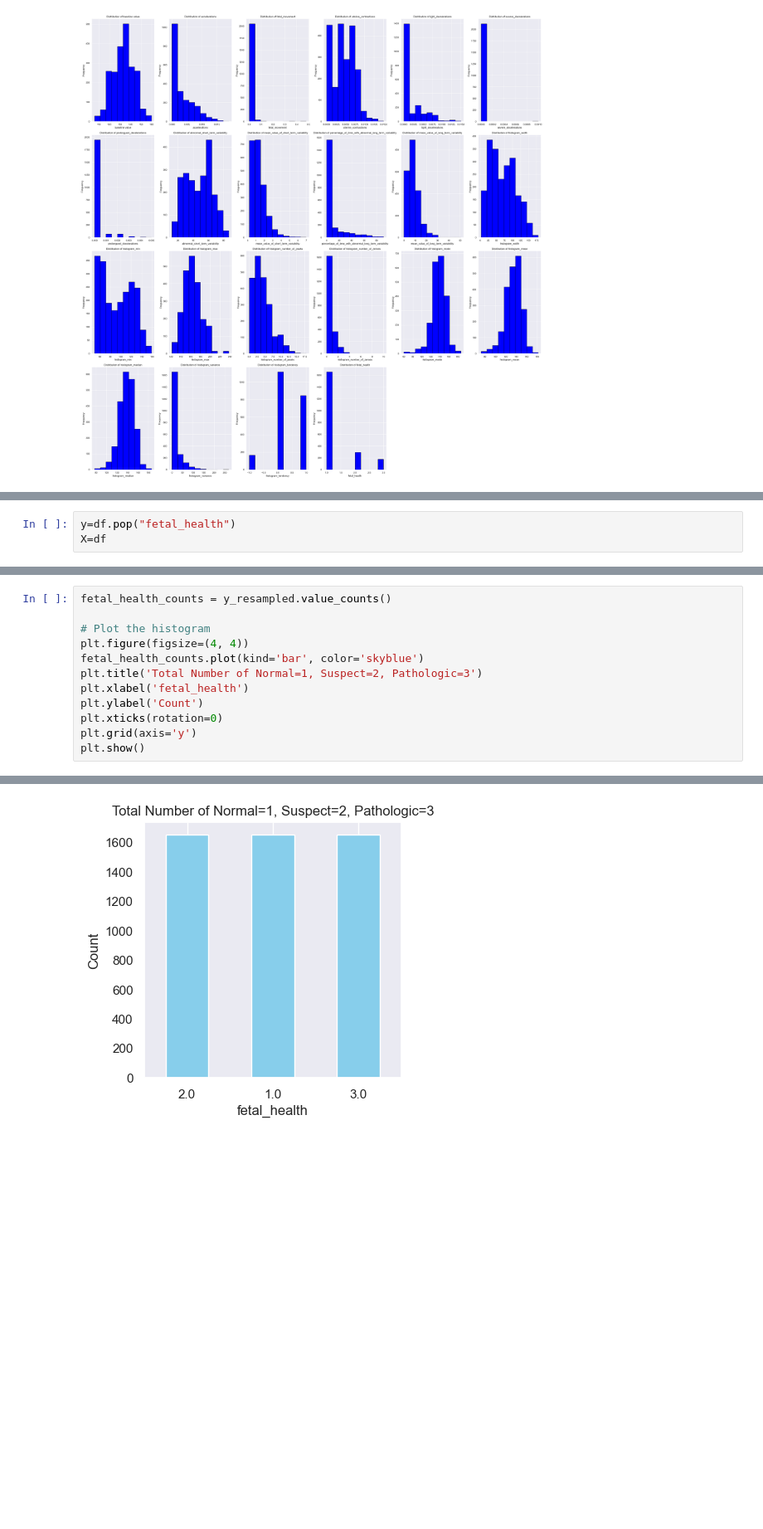
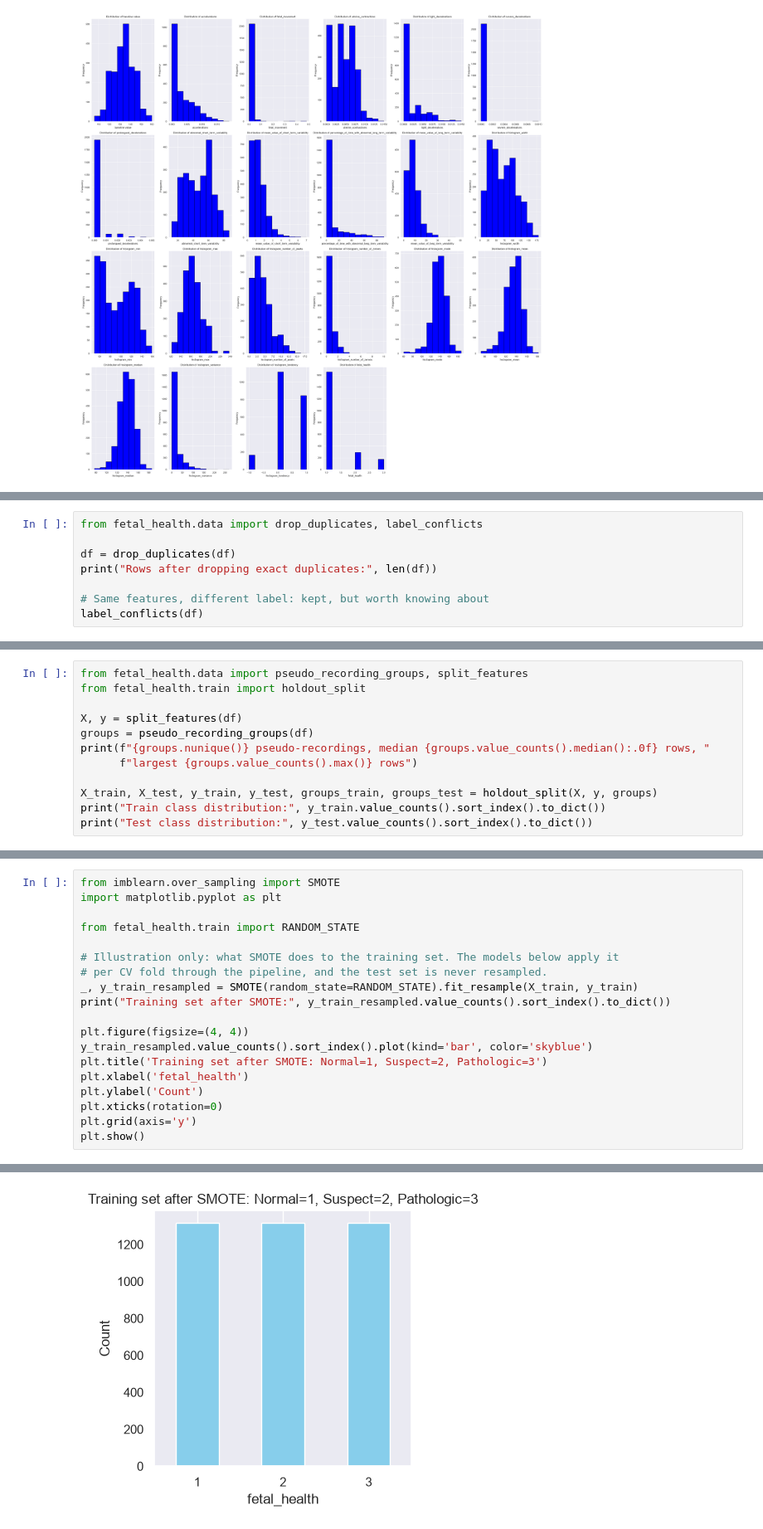
Before and after one commit to AnikaSharma17/Fetal-Health-Prediction, a Jupyter notebook: fetal_health_prediction.ipynb, the cells around one changed output, grey strips where cells are left out. Shown at 83% size. Saved outputs shown, nothing was run; the diff lists cells and outputs as text; blank space fills up the shorter version.

```diff
--- a/fetal_health_prediction.ipynb
+++ b/fetal_health_prediction.ipynb
@@ -142,3 +146,0 @@ plt.show()
-# %%
-y=df.pop("fetal_health")
-X=df
@@ -161,0 +153,8 @@ Resampled class distribution: {np.float64(1.0): np.int64(0), np.float64(2.0): np
+# %%
+from fetal_health.data import drop_duplicates, label_conflicts
+
+df = drop_duplicates(df)
+print("Rows after dropping exact duplicates:", len(df))
+
+# Same features, different label: kept, but worth knowing about
+label_conflicts(df)
@@ -161,0 +169,12 @@ Resampled class distribution: {np.float64(1.0): np.int64(0), np.float64(2.0): np
+# %%
+from fetal_health.data import pseudo_recording_groups, split_features
+from fetal_health.train import holdout_split
+
+X, y = split_features(df)
+groups = pseudo_recording_groups(df)
+print(f"{groups.nunique()} pseudo-recordings, median {groups.value_counts().median():.0f} rows, "
+      f"largest {groups.value_counts().max()} rows")
+
+X_train, X_test, y_train, y_test, groups_train, groups_test = holdout_split(X, y, groups)
+print("Train class distribution:", y_train.value_counts().sort_index().to_dict())
+print("Test class distribution:", y_test.value_counts().sort_index().to_dict())
@@ -162,10 +185,17 @@ Resampled class distribution: {np.float64(1.0): np.int64(0), np.float64(2.0): np
 # %%
-fetal_health_counts = y_resampled.value_counts()
+from imblearn.over_sampling import SMOTE
+import matplotlib.pyplot as plt
 
-# Plot the histogram
+from fetal_health.train import RANDOM_STATE
+
+# Illustration only: what SMOTE does to the training set. The models below apply it
+# per CV fold through the pipeline, and the test set is never resampled.
+_, y_train_resampled = SMOTE(random_state=RANDOM_STATE).fit_resample(X_train, y_train)
+print("Training set after SMOTE:", y_train_resampled.value_counts().sort_index().to_dict())
+
 plt.figure(figsize=(4, 4))
-fetal_health_counts.plot(kind='bar', color='skyblue')
-plt.title('Total Number of Normal=1, Suspect=2, Pathologic=3')
+y_train_resampled.value_counts().sort_index().plot(kind='bar', color='skyblue')
+plt.title('Training set after SMOTE: Normal=1, Suspect=2, Pathologic=3')
 plt.xlabel('fetal_health')
 plt.ylabel('Count')
 plt.xticks(rotation=0)
@@ -175 +206 @@ plt.show()
-[figure, old version]
+[figure, new version]
```
Also changed, not shown: parts of 36 cells of this notebook, 13 other files.
